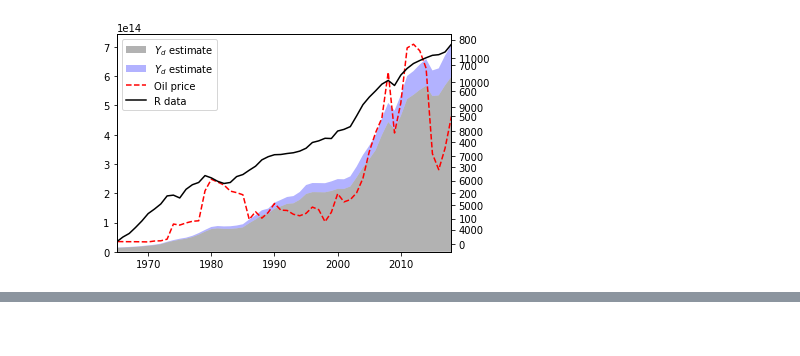
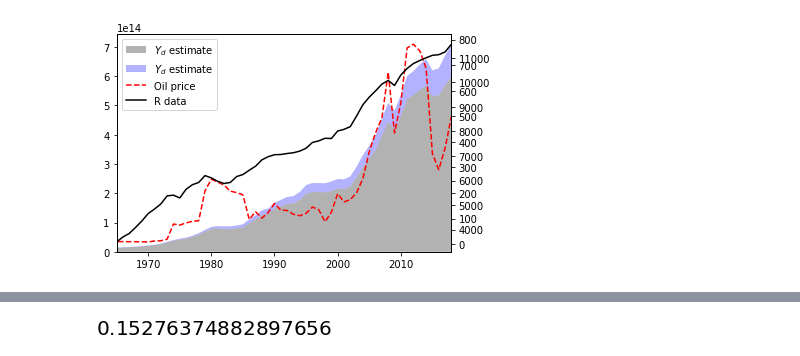
Before and after one commit to jakobkolb/pydivest_parameters, a Jupyter notebook: notebooks/Fit Parameters (crude).ipynb, the cells around one changed output, grey strips where cells are left out. Saved outputs shown, nothing was run; the diff lists cells and outputs as text; code cells hidden in the pictures; blank space fills up the shorter version.

Commit message:
updated parameter fit

```diff
--- a/notebooks/Fit Parameters (crude).ipynb
+++ b/notebooks/Fit Parameters (crude).ipynb
@@ -17,6 +17,6 @@ from pydivest_parameters.rs_models.econ_model import econ_model as em
 # %%
 # Load data
-labor = pd.read_csv('../pydivest_parameters/data/Labor/API_SL_TLF_TOTL_IN_DS2_en_csv_v2_59582.csv', header=2)
+labor = pd.read_csv('../pydivestparameters/data/Labor/API_SL_TLF_TOTL_IN_DS2_en_csv_v2_59582.csv', header=2)
 labor = labor.drop(['Country Code', 'Indicator Name', 'Indicator Code', 'Unnamed: 63'], axis=1)
 labor.set_index('Country Name', inplace=True)
 labor = labor.transpose().astype(float)
@@ -25,11 +25,11 @@ labor['Total'] = labor.sum(axis=1) / 10.
 labor.index = labor.index.astype(int)
 
 
-energy = pd.read_excel('../pydivest_parameters/data/Energy_Consumption/bp-stats-review-2019-all-data.xlsx', sheet_name=1)
+energy = pd.read_excel('../pydivestparameters/data/Energy_Consumption/bp-stats-review-2019-all-data.xlsx', sheet_name=1)
 energy.set_index('In Mtoe', inplace=True)
 energy = energy.dropna().transpose()
 
-gdp = pd.read_csv('../pydivest_parameters/data/GDP/API_NY_GDP_MKTP_CD_DS2_en_csv_v2_40924.csv', header=2)
+gdp = pd.read_csv('../pydivestparameters/data/GDP/API_NY_GDP_MKTP_CD_DS2_en_csv_v2_40924.csv', header=2)
 gdp = gdp.drop(['Country Code', 'Indicator Name', 'Indicator Code', 'Unnamed: 63'], axis=1)
 gdp.set_index('Country Name', inplace=True)
 gdp = gdp.transpose().astype(float)
@@ -467,0 +463,4 @@ labor['Total'].plot()
+# %%
+clean_capital_2010/dirty_capital_2010
+# %% [output]
+[figure, added]
```
Also changed, not shown: parts of 3 cells of this notebook.
